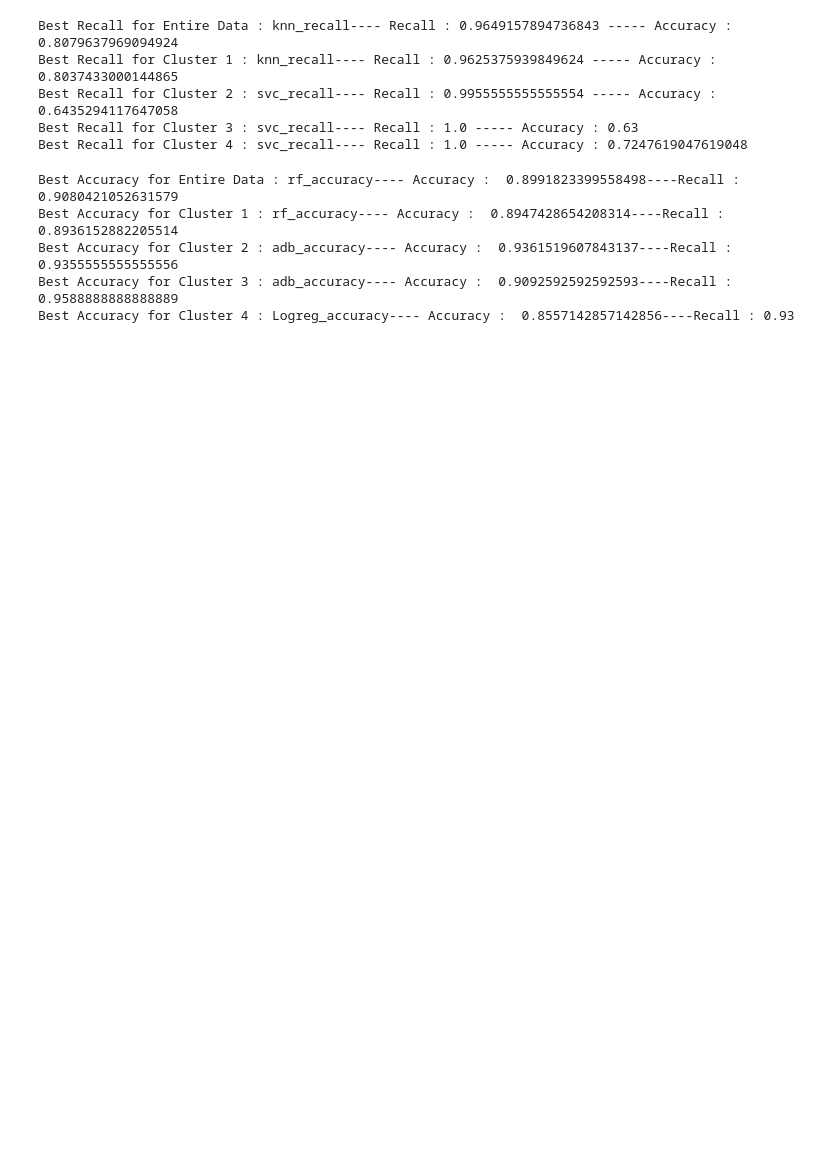
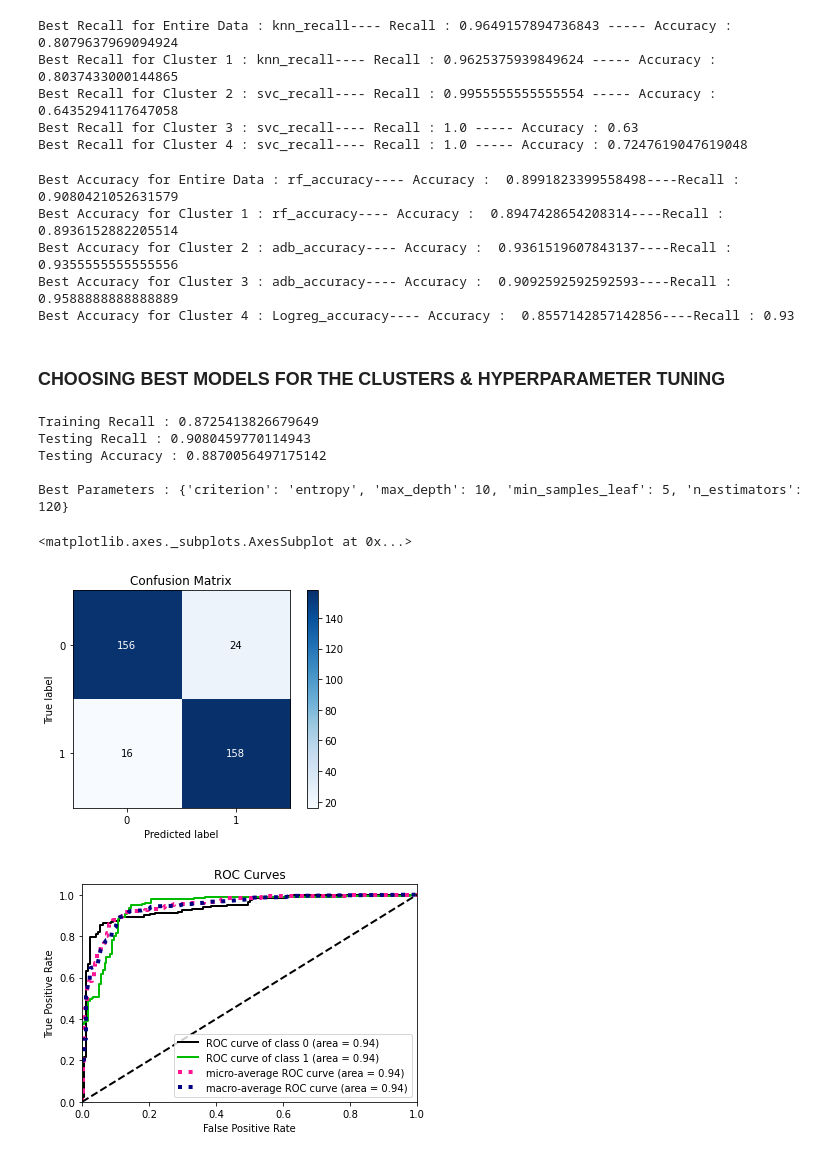
Before and after one commit to Shashank-Sundi/NOTEBOOKS, a Jupyter notebook: INSURANCE-CLAIM-FRAUD.ipynb, the cells around one changed output. Cells and saved outputs as stored; diff of their text form; code cells hidden in the pictures; blank space fills up the shorter version.

```diff
--- a/INSURANCE-CLAIM-FRAUD.ipynb
+++ b/INSURANCE-CLAIM-FRAUD.ipynb
@@ -1197,6 +1199,8 @@ Best Accuracy for Cluster 1 : rf_accuracy---- Accuracy :  0.8947428654208314----
 Best Accuracy for Cluster 2 : adb_accuracy---- Accuracy :  0.9361519607843137----Recall : 0.9355555555555556
 Best Accuracy for Cluster 3 : adb_accuracy---- Accuracy :  0.9092592592592593----Recall : 0.9588888888888889
 Best Accuracy for Cluster 4 : Logreg_accuracy---- Accuracy :  0.8557142857142856----Recall : 0.93
+# %% [markdown]
+### CHOOSING BEST MODELS FOR THE CLUSTERS & HYPERPARAMETER TUNING
 # %%
 # Since, the company aims to reduce losses due to not being able to identify Fraudulent Claims ; we choose model which gives us highest recall
 
@@ -1215,3 +1219,46 @@ Best Accuracy for Cluster 4 : Logreg_accuracy---- Accuracy :  0.8557142857142856
 # Cluster 2 - KNN ( acc:77, recall:98) ; ADB( acc:93 , recall:93) --- We choose ADB Classifier as our model
 # Cluster 3 - KNN ( acc:77 , recall:99) ; ADB ( acc:90 , recall:95) --- We choose ADB as our model
 # Cluster 4 KNN( acc: 74 , recall:95) ; Logistic Reg ( acc:86 , recall: 93) --- We choose Logistic Regression as our Model
+# %%
+# MODEL-CLUSTER 1 - RANDOM FOREST
+
+from sklearn.model_selection import GridSearchCV
+from sklearn.ensemble import RandomForestClassifier
+from sklearn.metrics import plot_confusion_matrix , plot_precision_recall_curve , plot_roc_curve
+from scikitplot.metrics import plot_confusion_matrix ,plot_roc
+
+X=data_c1.drop(['fraud_reported'],axis=1)
+y=data_c1.fraud_reported
+X_train,X_test,y_train,y_test=train_test_split(X,np.ravel(y),test_size=0.3,random_state=2)
+
+# rf=RandomForestClassifier()
+# rf.fit(X,y)
+
+grid_param={'n_estimators':[50,70,100,120],
+            'criterion':["gini","entropy"],
+            'max_depth':[5,10,12,15],
+            'min_samples_leaf':[5,10,15,20]
+            }
+
+grid_search=GridSearchCV(estimator=RandomForestClassifier(),scoring=['recall','accuracy'] ,cv=5,refit='recall',param_grid=grid_param,n_jobs=-1)
+grid_search.fit(X_train,y_train)
+
+y_pred=grid_search.predict(X_test)
+y_proba=grid_search.predict_proba(X_test)
+
+print(f"Training Recall : {grid_search.best_score_}")
+print(f"Testing Recall : {recall_score(y_test,y_pred)}")
+print(f"Testing Accuracy : {accuracy_score(y_test,y_pred)}")
+print(f"\nBest Parameters : {grid_search.best_params_}")
+
+plot_confusion_matrix(y_test,y_pred)
+plot_roc(y_test,y_proba)
+# %% [output]
+Training Recall : 0.8725413826679649
+Testing Recall : 0.9080459770114943
+Testing Accuracy : 0.8870056497175142
+
+Best Parameters : {'criterion': 'entropy', 'max_depth': 10, 'min_samples_leaf': 5, 'n_estimators': 120}
+<matplotlib.axes._subplots.AxesSubplot at 0x...>
+[figure, added]
+[figure, added]
```
Also changed, not shown: parts of 18 cells of this notebook.
